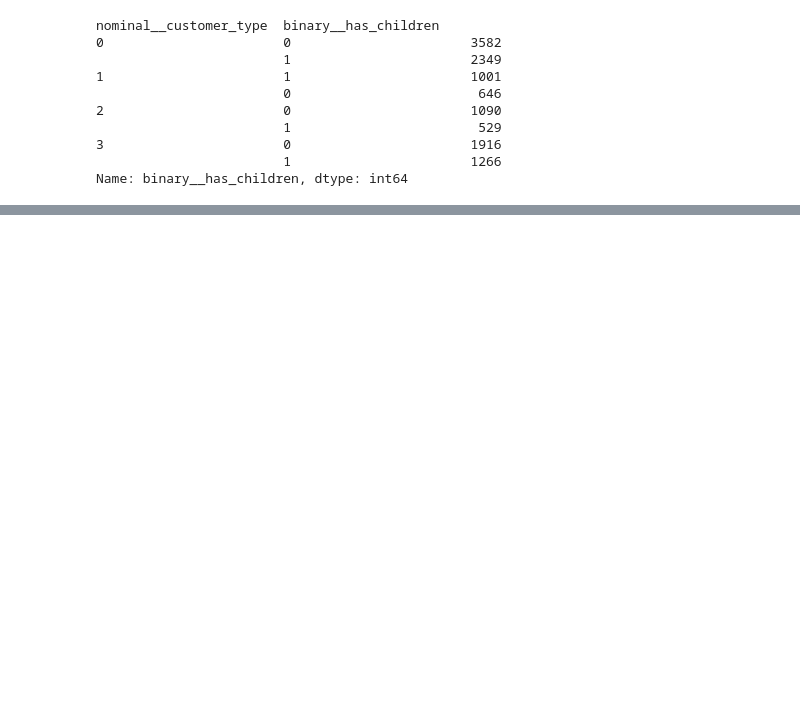
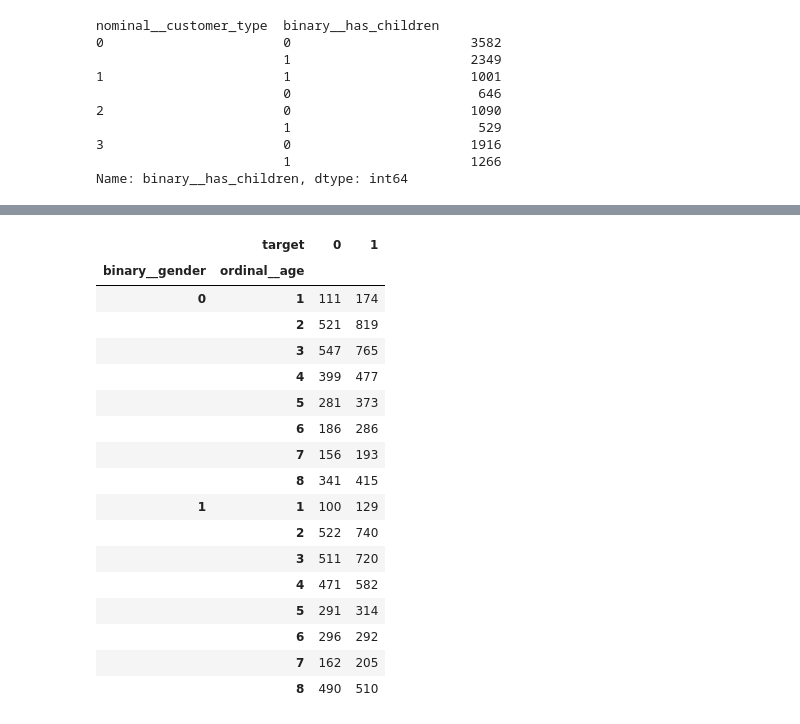
Before and after one commit to risan-raja/msiit, a Jupyter notebook: risan-raja-marketing-strategy-submission-sep-2022.ipynb, the cells around one changed output, grey strips where cells are left out. Saved outputs shown, nothing was run; the diff lists cells and outputs as text; code cells hidden in the pictures; blank space fills up the shorter version.

```diff
--- a/risan-raja-marketing-strategy-submission-sep-2022.ipynb
+++ b/risan-raja-marketing-strategy-submission-sep-2022.ipynb
@@ -716,0 +773,21 @@ usage_info = [
+# %%
+data.groupby(bio)['target'].value_counts().unstack()
+# %% [output]
+|  | target | 0 | 1 |
+| binary__gender | ordinal__age |  |  |
+| 0 | 1 | 111 | 174 |
+|  | 2 | 521 | 819 |
+|  | 3 | 547 | 765 |
+|  | 4 | 399 | 477 |
+|  | 5 | 281 | 373 |
+|  | 6 | 186 | 286 |
+|  | 7 | 156 | 193 |
+|  | 8 | 341 | 415 |
+| 1 | 1 | 100 | 129 |
+|  | 2 | 522 | 740 |
+|  | 3 | 511 | 720 |
+|  | 4 | 471 | 582 |
+|  | 5 | 291 | 314 |
+|  | 6 | 296 | 292 |
+|  | 7 | 162 | 205 |
+|  | 8 | 490 | 510 |
```
Also changed, not shown: parts of 23 cells of this notebook, 3 other files.
